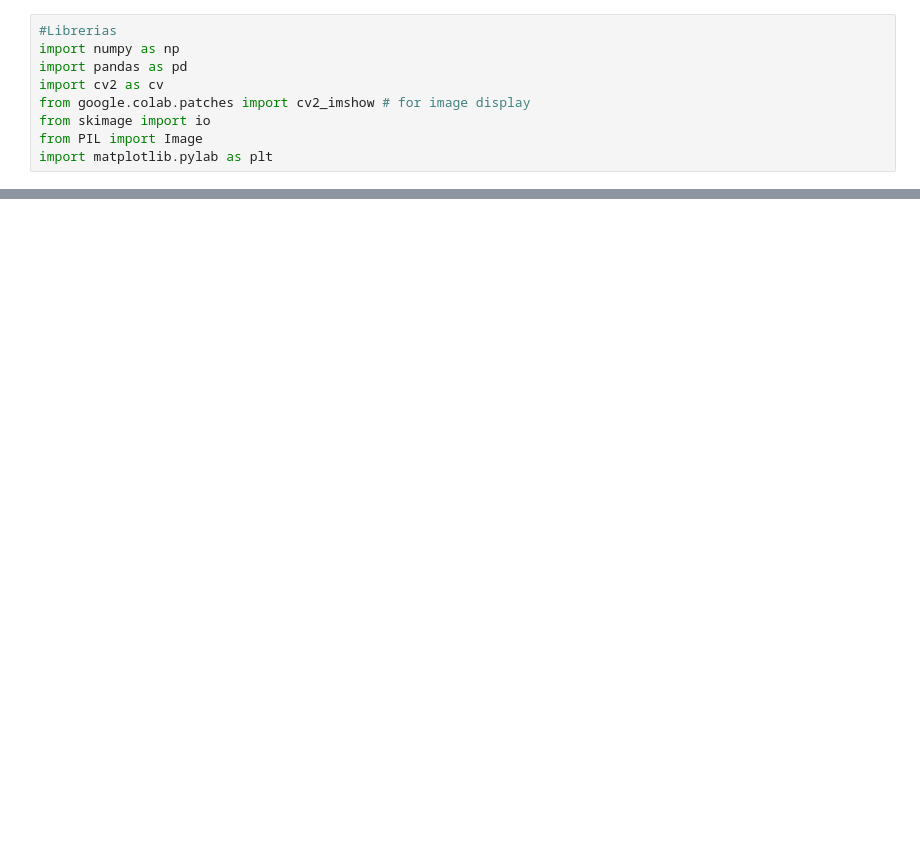
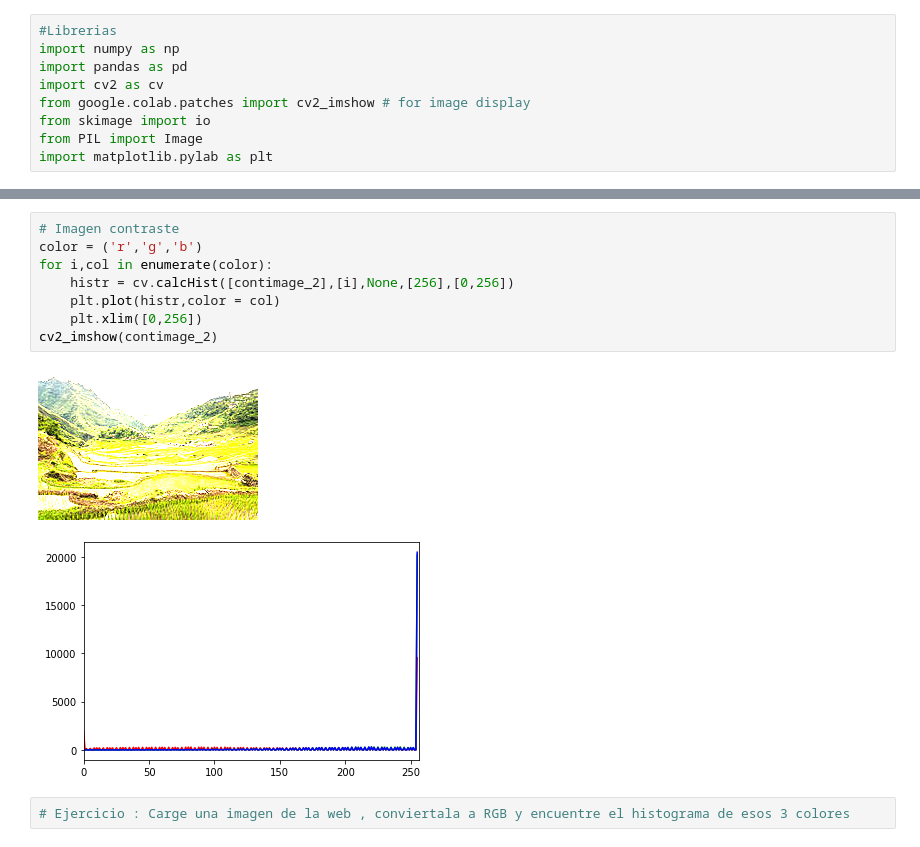
Before and after one commit to mleyvaz/vision-computadoras, a Jupyter notebook: Contraste.ipynb, the cells around one changed output, grey strips where cells are left out. Saved outputs shown, nothing was run; the diff lists cells and outputs as text; blank space fills up the shorter version.

```diff
--- a/Contraste.ipynb
+++ b/Contraste.ipynb
@@ -53,0 +62,13 @@ cv2_imshow( contimage_2)
+# %%
+# Imagen contraste
+color = ('r','g','b')
+for i,col in enumerate(color):
+    histr = cv.calcHist([contimage_2],[i],None,[256],[0,256])
+    plt.plot(histr,color = col)
+    plt.xlim([0,256])
+cv2_imshow(contimage_2)
+# %% [output]
+[figure, added]
+[figure, added]
+# %%
+# Ejercicio : Carge una imagen de la web , conviertala a RGB y encuentre el histograma de esos 3 colores
```
Also changed, not shown: parts of 5 cells of this notebook.
